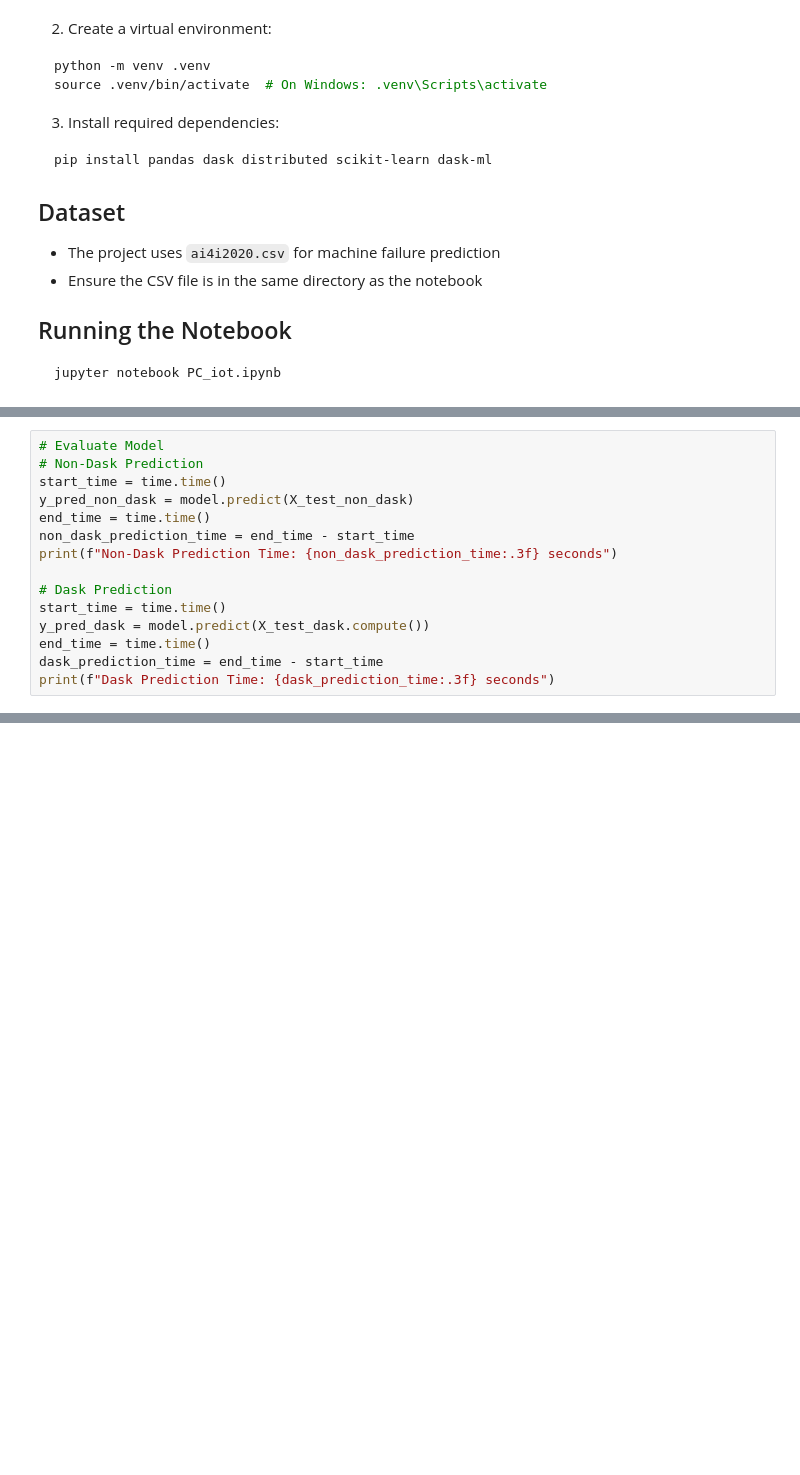
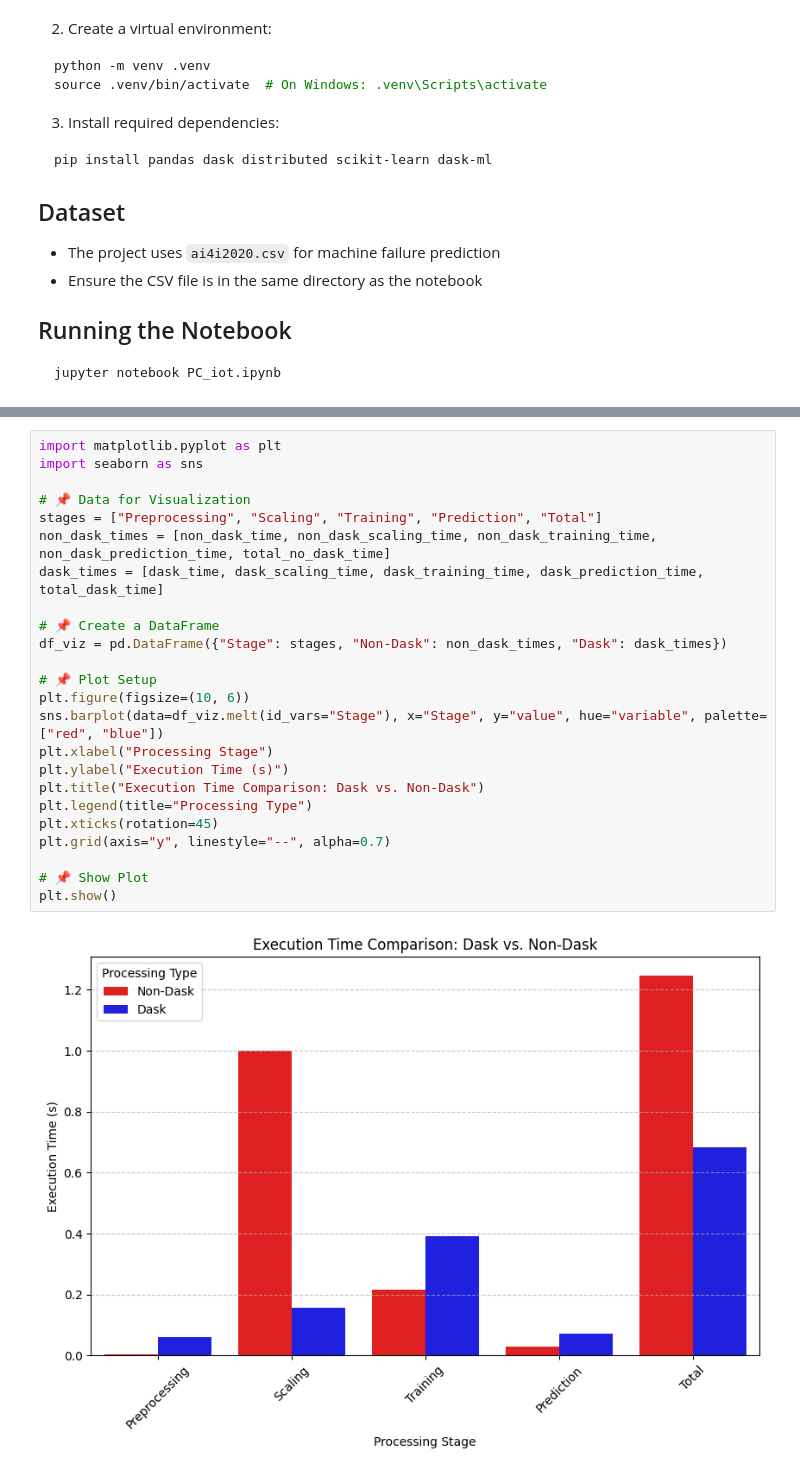
Before and after one commit to abhii2003/pridictive-maintenance-using-HPC, a Jupyter notebook: PC_iot.ipynb, the cells around one changed output, grey strips where cells are left out. Cells and saved outputs as stored; diff of their text form; blank space fills up the shorter version.

```diff
--- a/PC_iot.ipynb
+++ b/PC_iot.ipynb
@@ -157,15 +166,0 @@ Dask Model Training Time: 34.898 seconds
-# %%
-# Evaluate Model
-# Non-Dask Prediction
-start_time = time.time()
-y_pred_non_dask = model.predict(X_test_non_dask)
-end_time = time.time()
-non_dask_prediction_time = end_time - start_time
-print(f"Non-Dask Prediction Time: {non_dask_prediction_time:.3f} seconds")
-
-# Dask Prediction
-start_time = time.time()
-y_pred_dask = model.predict(X_test_dask.compute())
-end_time = time.time()
-dask_prediction_time = end_time - start_time
-print(f"Dask Prediction Time: {dask_prediction_time:.3f} seconds")
@@ -174,0 +211,26 @@ Dask Prediction Time: 0.051 seconds
+# %%
+import matplotlib.pyplot as plt
+import seaborn as sns
+
+# 📌 Data for Visualization
+stages = ["Preprocessing", "Scaling", "Training", "Prediction", "Total"]
+non_dask_times = [non_dask_time, non_dask_scaling_time, non_dask_training_time, non_dask_prediction_time, total_no_dask_time]
+dask_times = [dask_time, dask_scaling_time, dask_training_time, dask_prediction_time, total_dask_time]
+
+# 📌 Create a DataFrame
+df_viz = pd.DataFrame({"Stage": stages, "Non-Dask": non_dask_times, "Dask": dask_times})
+
+# 📌 Plot Setup
+plt.figure(figsize=(10, 6))
+sns.barplot(data=df_viz.melt(id_vars="Stage"), x="Stage", y="value", hue="variable", palette=["red", "blue"])
+plt.xlabel("Processing Stage")
+plt.ylabel("Execution Time (s)")
+plt.title("Execution Time Comparison: Dask vs. Non-Dask")
+plt.legend(title="Processing Type")
+plt.xticks(rotation=45)
+plt.grid(axis="y", linestyle="--", alpha=0.7)
+
+# 📌 Show Plot
+plt.show()
+# %% [output]
+[figure, added]
```
Also changed, not shown: parts of 15 cells of this notebook.
